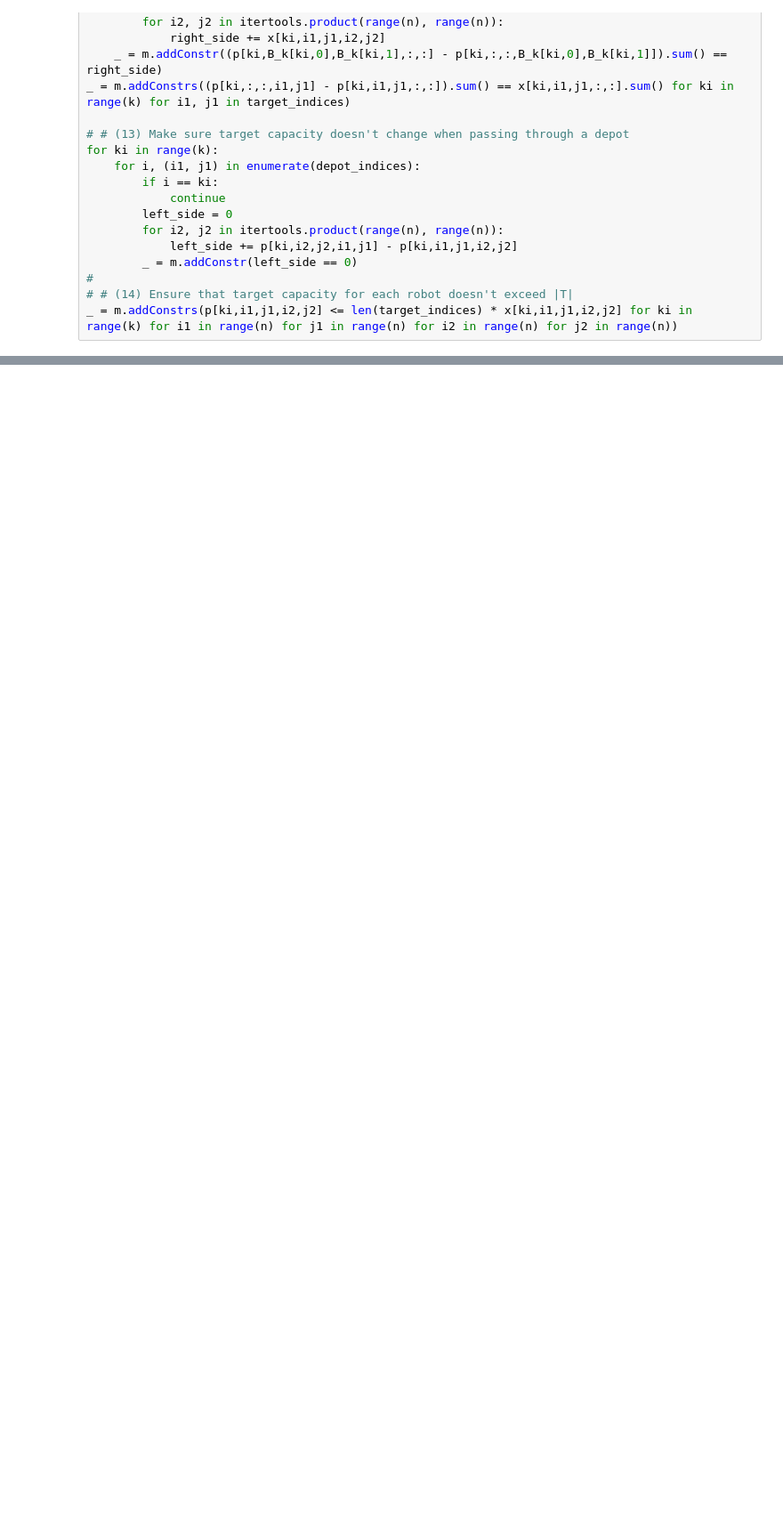
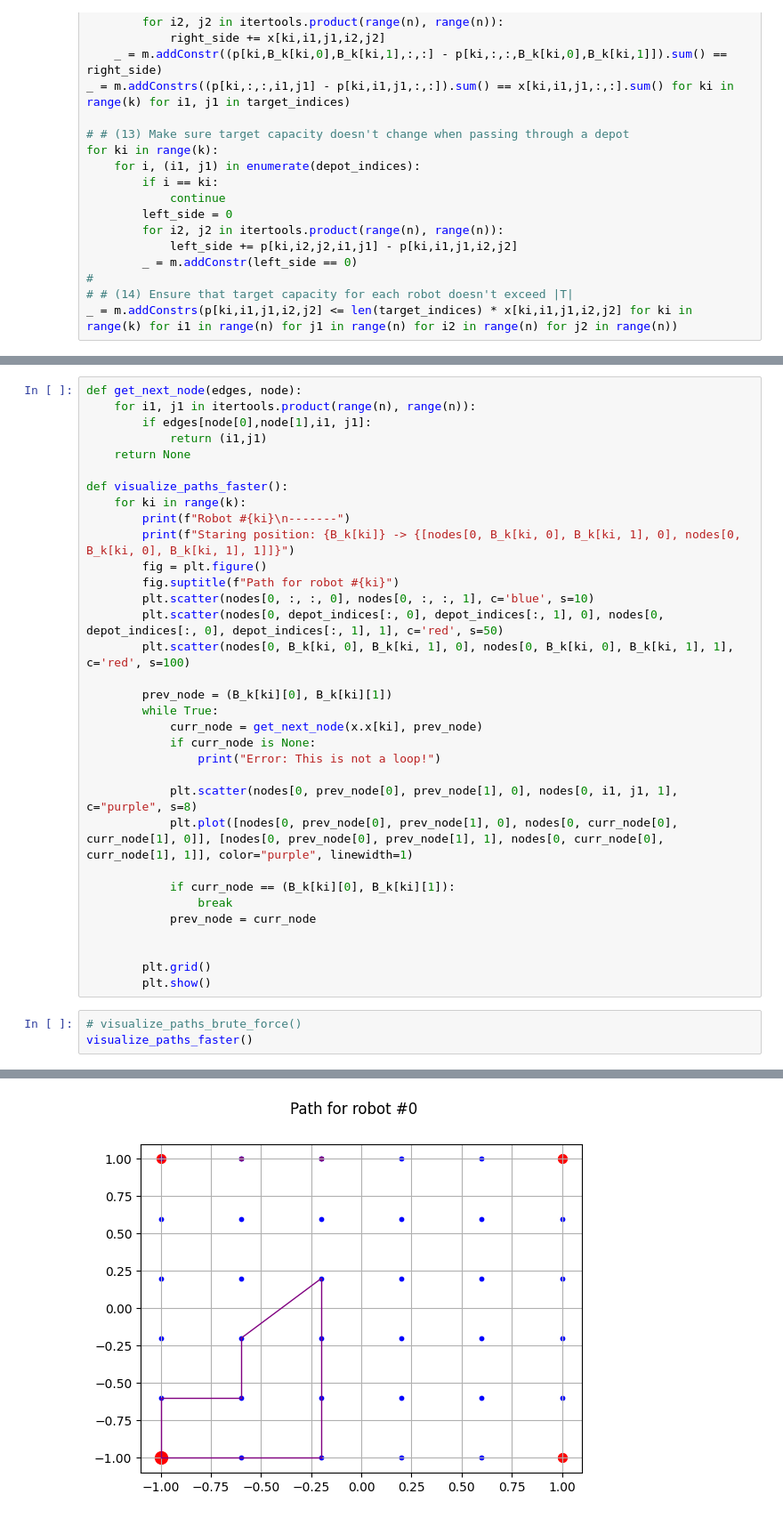
Before and after one commit to nestlab-bae-mqp-2024/mrpcp-solvers, a Jupyter notebook: jupyter/2015_mrpcp/2015_mrpcp_yasars_attempt.ipynb, the cells around one changed output, grey strips where cells are left out. Shown at 89% size. Saved outputs shown, nothing was run; the diff lists cells and outputs as text; blank space fills up the shorter version.

```diff
--- a/jupyter/2015_mrpcp/2015_mrpcp_yasars_attempt.ipynb
+++ b/jupyter/2015_mrpcp/2015_mrpcp_yasars_attempt.ipynb
@@ -251,0 +211,37 @@ Robot #3
+# %%
+def get_next_node(edges, node):
+    for i1, j1 in itertools.product(range(n), range(n)):
+        if edges[node[0],node[1],i1, j1]:
+            return (i1,j1)
+    return None
+
+def visualize_paths_faster():
+    for ki in range(k):
+        print(f"Robot #{ki}\n-------")
+        print(f"Staring position: {B_k[ki]} -> {[nodes[0, B_k[ki, 0], B_k[ki, 1], 0], nodes[0, B_k[ki, 0], B_k[ki, 1], 1]]}")
+        fig = plt.figure()
+        fig.suptitle(f"Path for robot #{ki}")
+        plt.scatter(nodes[0, :, :, 0], nodes[0, :, :, 1], c='blue', s=10)
+        plt.scatter(nodes[0, depot_indices[:, 0], depot_indices[:, 1], 0], nodes[0, depot_indices[:, 0], depot_indices[:, 1], 1], c='red', s=50)
+        plt.scatter(nodes[0, B_k[ki, 0], B_k[ki, 1], 0], nodes[0, B_k[ki, 0], B_k[ki, 1], 1], c='red', s=100)
+
+        prev_node = (B_k[ki][0], B_k[ki][1])
+        while True:
+            curr_node = get_next_node(x.x[ki], prev_node)
+            if curr_node is None:
+                print("Error: This is not a loop!")
+
+            plt.scatter(nodes[0, prev_node[0], prev_node[1], 0], nodes[0, i1, j1, 1], c="purple", s=8)
+            plt.plot([nodes[0, prev_node[0], prev_node[1], 0], nodes[0, curr_node[0], curr_node[1], 0]], [nodes[0, prev_node[0], prev_node[1], 1], nodes[0, curr_node[0], curr_node[1], 1]], color="purple", linewidth=1)
+
+            if curr_node == (B_k[ki][0], B_k[ki][1]):
+                break
+            prev_node = curr_node
+
+
+        plt.grid()
+        plt.show()
+# %%
+# visualize_paths_brute_force()
+visualize_paths_faster()
+# %% [output]
@@ -251,0 +251 @@ Robot #3
+[figure, added]
```
Also changed, not shown: parts of 8 cells of this notebook.
